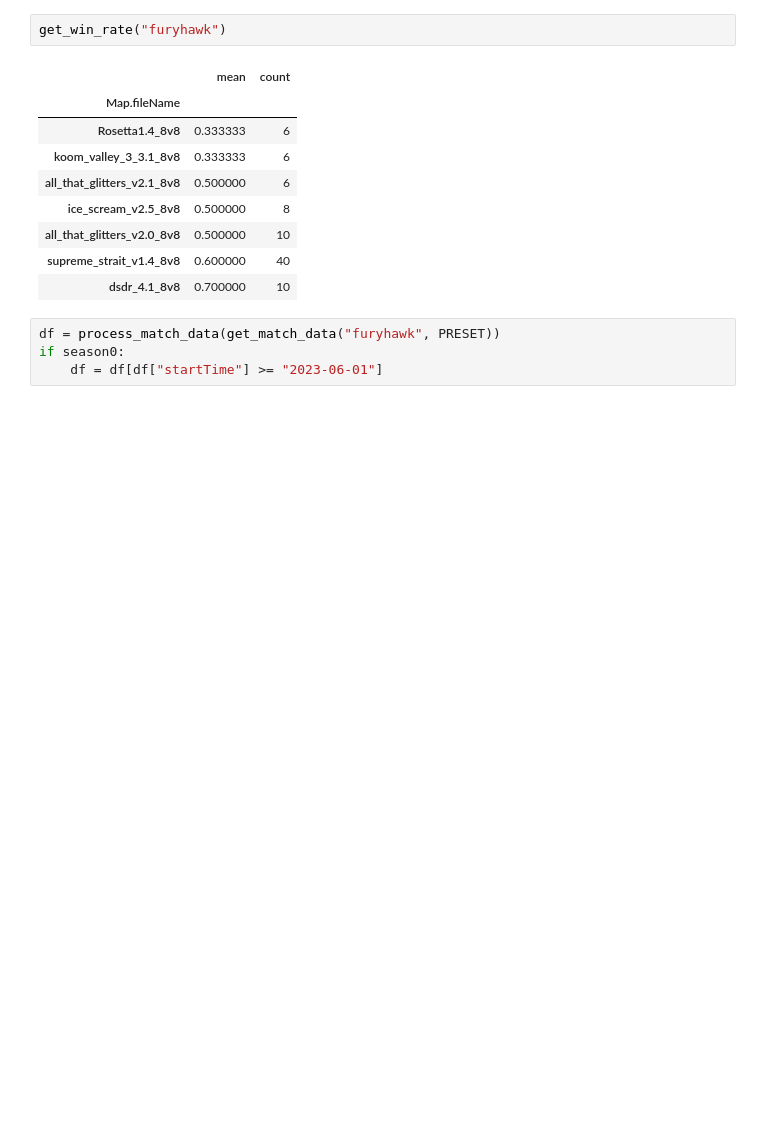
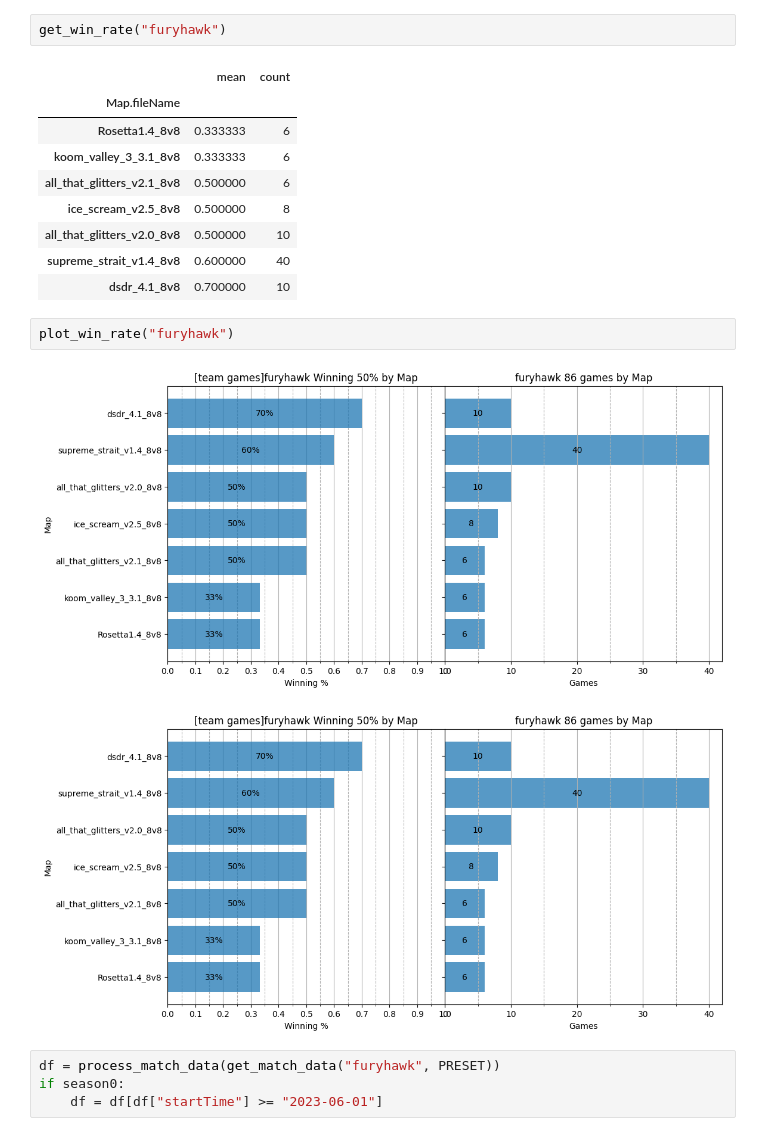
Before and after one commit to furyhawk/bai, a Jupyter notebook: notebooks/library.ipynb, the cells around one changed output. Saved outputs shown, nothing was run; the diff lists cells and outputs as text; blank space fills up the shorter version.

```diff
--- a/notebooks/library.ipynb
+++ b/notebooks/library.ipynb
@@ -166,6 +216,11 @@ get_win_rate("furyhawk")
 | all_that_glitters_v2.0_8v8 | 0.500000 | 10 |
 | supreme_strait_v1.4_8v8 | 0.600000 | 40 |
 | dsdr_4.1_8v8 | 0.700000 | 10 |
+# %%
+plot_win_rate("furyhawk")
+# %% [output]
+[figure, added]
+[figure, added]
 # %%
 df = process_match_data(get_match_data("furyhawk", PRESET))
 if season0:
```
Also changed, not shown: parts of 10 cells of this notebook, 5 other files.
